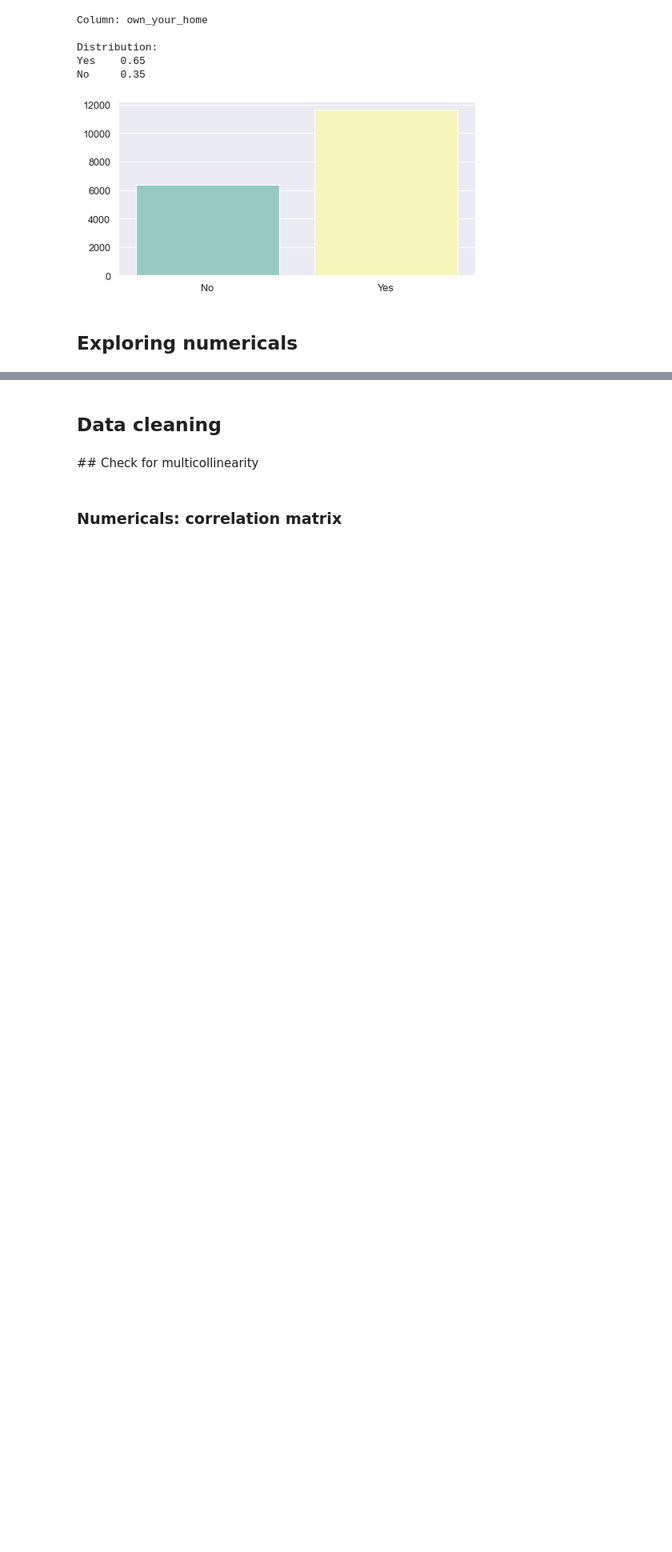
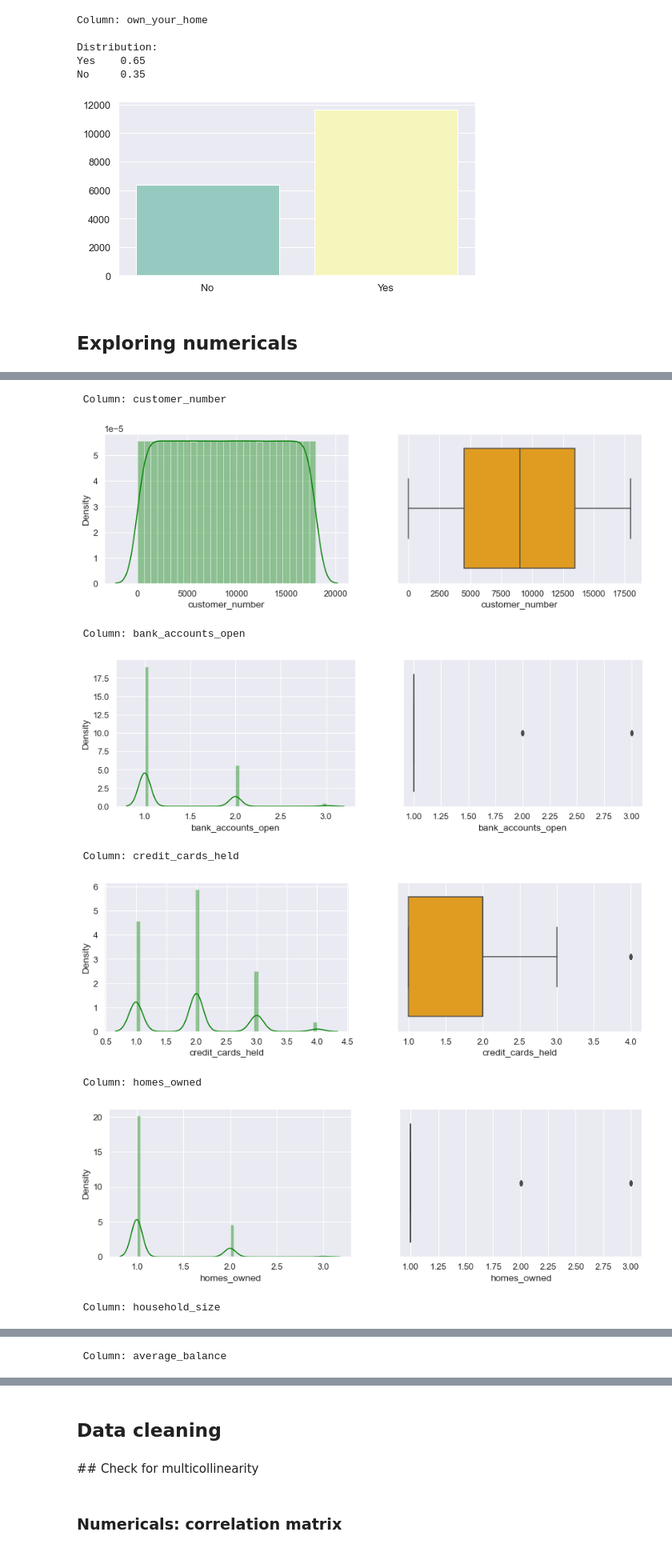
Before and after one commit to silviagonzalez98/Mid-Bootcamp-Project-Classification, a Jupyter notebook: project/python-work.ipynb, the cells around one changed output, grey strips where cells are left out. Shown at 80% size. Drawn from its saved outputs; the diff is of its cells as text; code cells hidden in the pictures; blank space fills up the shorter version.

```diff
--- a/project/python-work.ipynb
+++ b/project/python-work.ipynb
@@ -172,3 +175,29 @@ data_num.head()
 | 2 | 3 | 2 | 2 | 1 | 2 | 276.50 | ... |
 | 3 | 4 | 2 | 1 | 1 | 4 | 1219.00 | ... |
 | 4 | 5 | 1 | 2 | 1 | 6 | 1211.00 | ... |
+# %%
+def numericals_distribution(data):
+    for column in data_num.columns:
+        fig, axes = plt.subplots(1, 2, figsize=(14,4))
+        sns.distplot(data_num[column],ax=axes[0],color='green')
+        plt.ylabel('')
+        sns.boxplot(data_num[column], ax=axes[1],color='orange')
+        plt.ylabel('')
+        sns.set(font_scale=1.15)
+        print(' \n','Column:',column)
+        plt.show()
+    sns.pairplot(data_num)
+    plt.show()
+    return data_num.describe().apply(lambda x: round(x,2))
+# %%
+numericals_distribution(data)
+# %% [output]
+ Column: customer_number
+[figure, added]
+ Column: bank_accounts_open
+[figure, added]
+ Column: credit_cards_held
+[figure, added]
+ Column: homes_owned
+[figure, added]
+ Column: household_size
@@ -174,0 +205 @@ data_num.head()
+ Column: average_balance
```
Also changed, not shown: parts of 45 cells of this notebook.
